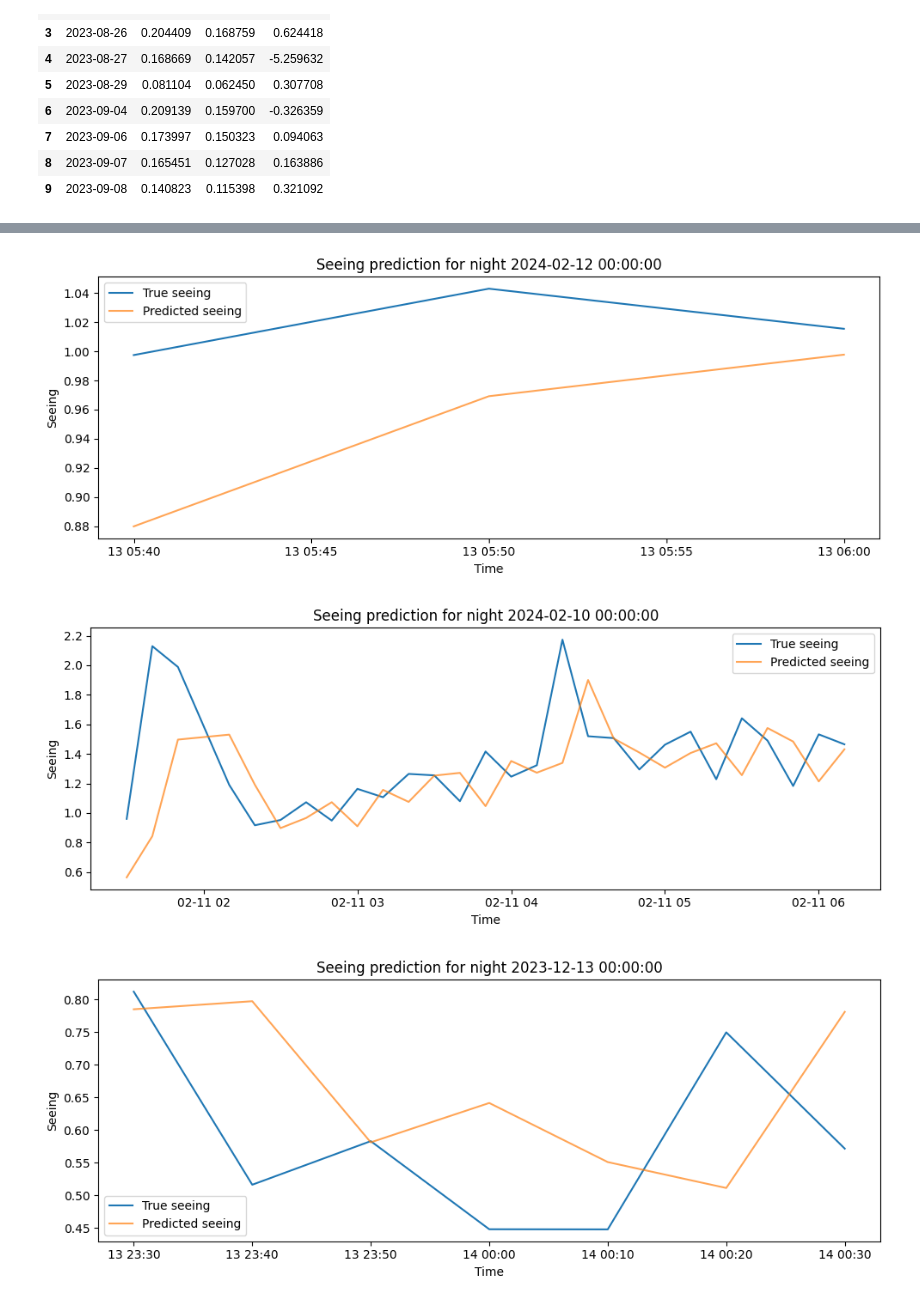
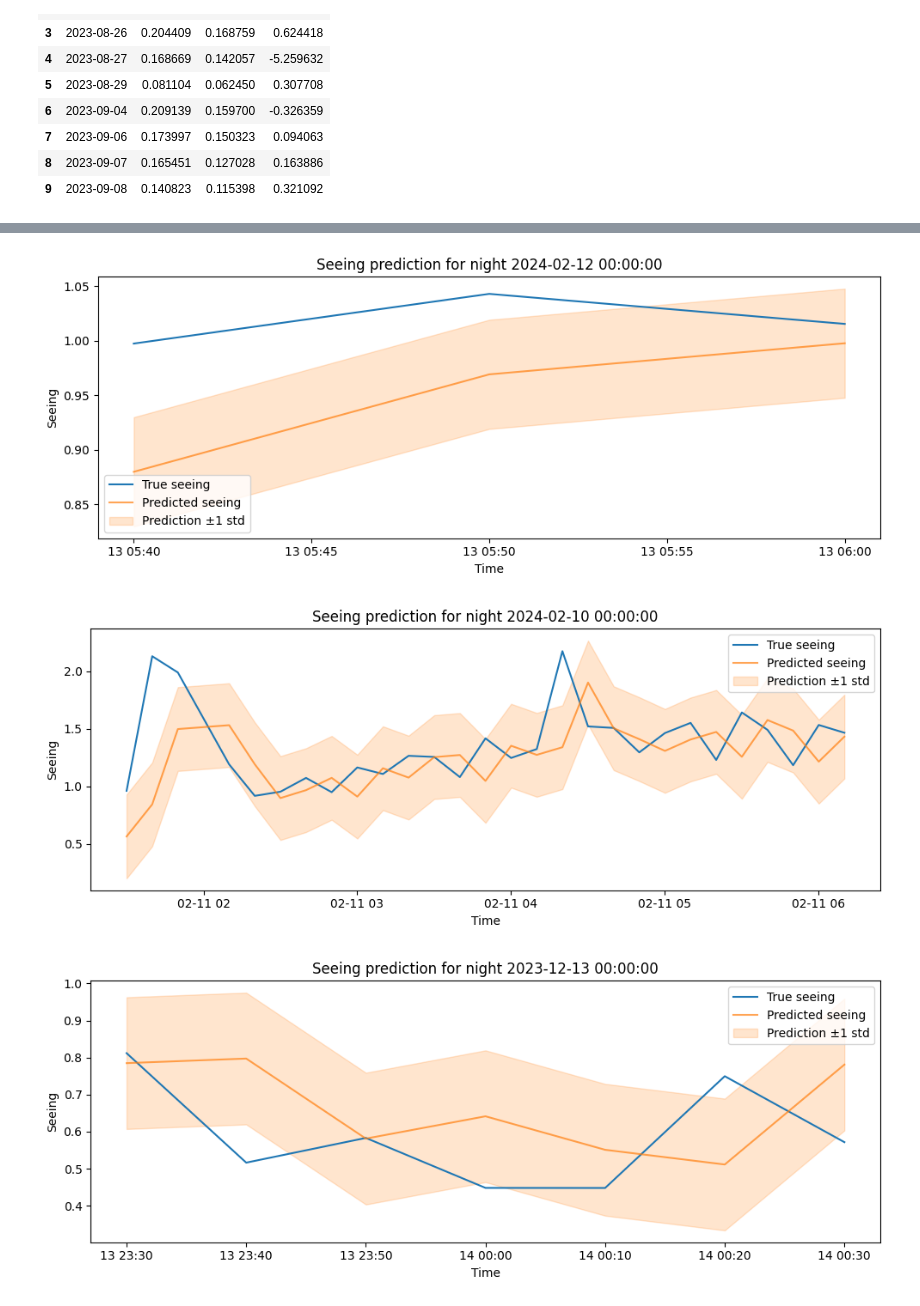
Before and after one commit to gdapablo/Seeing_forecast, a Jupyter notebook: notebooks/ML_lag_features.ipynb, the cells around one changed output, grey strips where cells are left out. Cells and saved outputs as stored; diff of their text form; code cells hidden in the pictures.

```diff
--- a/notebooks/ML_lag_features.ipynb
+++ b/notebooks/ML_lag_features.ipynb
@@ -325,18 +325,38 @@ Test R^2:  0.827
 | 8 | 2023-09-07 | 0.165451 | 0.127028 | 0.163886 |
 | 9 | 2023-09-08 | 0.140823 | 0.115398 | 0.321092 |
 # %%
-# Plot true vs predicted seeing for a few representative nights in the test set
-
 example_nights = night_metrics_df.sort_values('rmse')[4:6]['night_id'].tolist() + \
                  night_metrics_df.sort_values('rmse')[-4:-2]['night_id'].tolist()
 example_nights = list(dict.fromkeys(example_nights))  # unique while preserving order
 
 for night in example_nights:
-    g = results[results['night_id'] == night]
+    g = results[results['night_id'] == night].copy()
+
+    # Work in original seeing units
+    y_true = np.exp(g['y_true'])
+    y_pred = np.exp(g['y_pred'])
+
+    # Residuals in original units
+    residuals = y_true - y_pred
+    err_std = residuals.std()
+    q25, q75 = np.percentile(residuals, [25, 75])
+
     plt.figure(figsize=(10, 4))
-    # Using np.exp() to recover the original seeing values
-    plt.plot(g.index, np.exp(g['y_true']), label='True seeing')
-    plt.plot(g.index, np.exp(g['y_pred']), label='Predicted seeing', alpha=0.7)
+
+    # True and predicted
+    plt.plot(g.index, y_true, label='True seeing')
+    plt.plot(g.index, y_pred, label='Predicted seeing', alpha=0.7)
+
+    # ±1 standard deviation band around prediction
+    plt.fill_between(
+        g.index,
+        y_pred - err_std,
+        y_pred + err_std,
+        color='C1',
+        alpha=0.2,
+        label='Prediction ±1 std'
+    )
+
     plt.title(f'Seeing prediction for night {night}')
     plt.xlabel('Time')
     plt.ylabel('Seeing')
@@ -348,4 +368,4 @@ for night in example_nights:
-[figure, old version]
+[figure, new version]
-[figure, old version]
+[figure, new version]
-[figure, old version]
+[figure, new version]
 # %%
```
Also changed, not shown: parts of 2 cells of this notebook.
